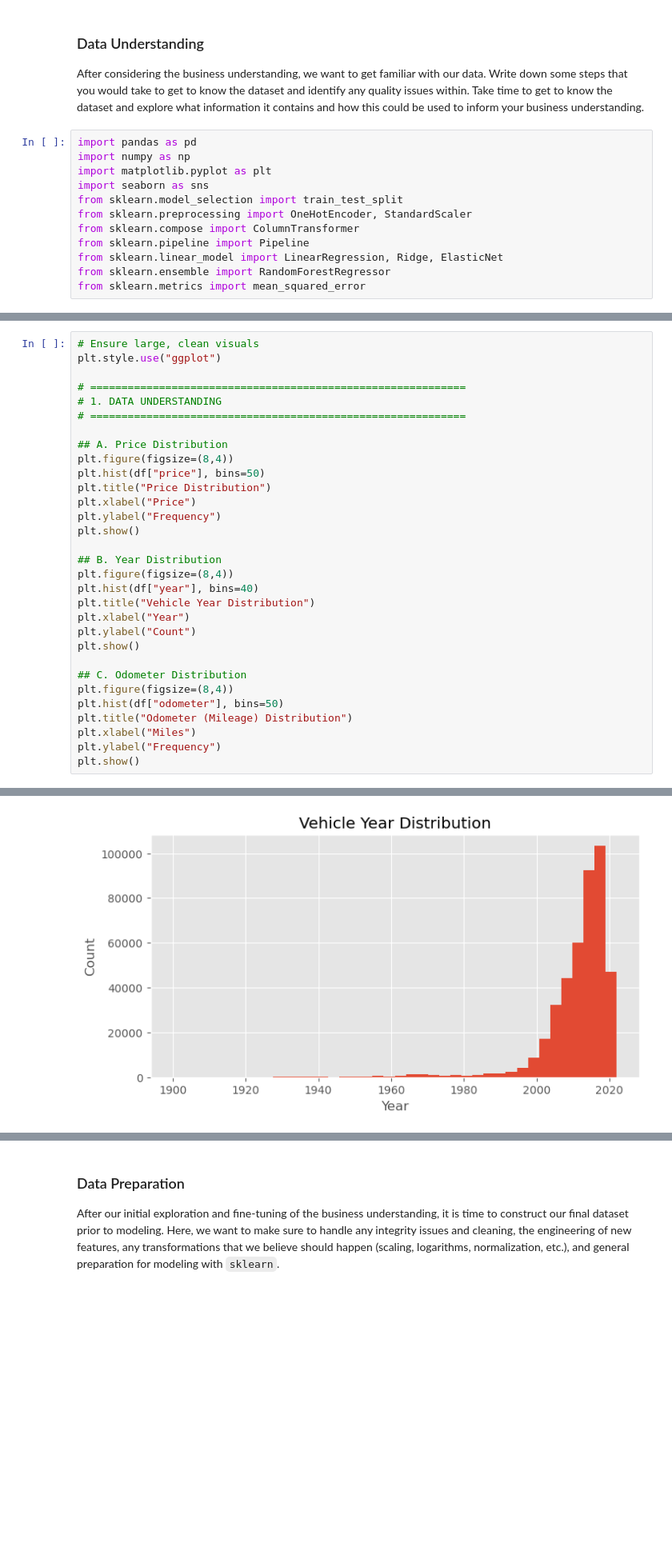
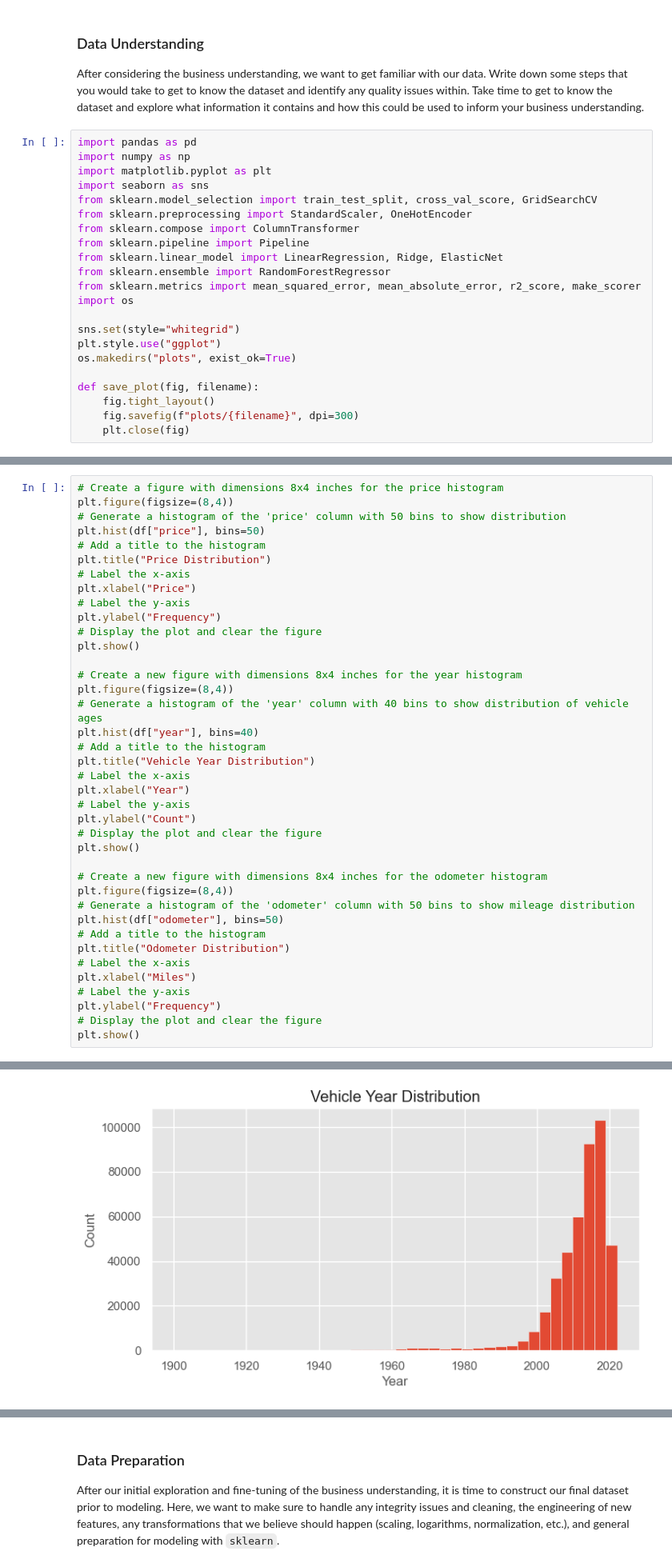
Before and after one commit to uvardan/Practical-Assignment-2, a Jupyter notebook: notebook.ipynb, the cells around one changed output, grey strips where cells are left out. Shown: that part at 80% size. Saved outputs shown, nothing was run; the diff lists cells and outputs as text; blank space fills up the shorter version.

```diff
--- a/notebook.ipynb
+++ b/notebook.ipynb
@@ -37,11 +37,21 @@ import pandas as pd
 import numpy as np
 import matplotlib.pyplot as plt
 import seaborn as sns
-from sklearn.model_selection import train_test_split
-from sklearn.preprocessing import OneHotEncoder, StandardScaler
+from sklearn.model_selection import train_test_split, cross_val_score, GridSearchCV
+from sklearn.preprocessing import StandardScaler, OneHotEncoder
 from sklearn.compose import ColumnTransformer
 from sklearn.pipeline import Pipeline
 from sklearn.linear_model import LinearRegression, Ridge, ElasticNet
 from sklearn.ensemble import RandomForestRegressor
-from sklearn.metrics import mean_squared_error
+from sklearn.metrics import mean_squared_error, mean_absolute_error, r2_score, make_scorer
+import os
+
+sns.set(style="whitegrid")
+plt.style.use("ggplot")
+os.makedirs("plots", exist_ok=True)
+
+def save_plot(fig, filename):
+    fig.tight_layout()
+    fig.savefig(f"plots/{filename}", dpi=300)
+    plt.close(fig)
 # %%
@@ -101,34 +102,42 @@ paint_color     30.501078
 state            0.000000
 dtype: float64
 # %%
-# Ensure large, clean visuals
-plt.style.use("ggplot")
-
-# ============================================================
-# 1. DATA UNDERSTANDING
-# ============================================================
-
-## A. Price Distribution
+# Create a figure with dimensions 8x4 inches for the price histogram
 plt.figure(figsize=(8,4))
+# Generate a histogram of the 'price' column with 50 bins to show distribution
 plt.hist(df["price"], bins=50)
+# Add a title to the histogram
 plt.title("Price Distribution")
+# Label the x-axis
 plt.xlabel("Price")
+# Label the y-axis
 plt.ylabel("Frequency")
+# Display the plot and clear the figure
 plt.show()
 
-## B. Year Distribution
+# Create a new figure with dimensions 8x4 inches for the year histogram
 plt.figure(figsize=(8,4))
+# Generate a histogram of the 'year' column with 40 bins to show distribution of vehicle ages
 plt.hist(df["year"], bins=40)
+# Add a title to the histogram
 plt.title("Vehicle Year Distribution")
+# Label the x-axis
 plt.xlabel("Year")
+# Label the y-axis
 plt.ylabel("Count")
+# Display the plot and clear the figure
 plt.show()
 
-## C. Odometer Distribution
+# Create a new figure with dimensions 8x4 inches for the odometer histogram
 plt.figure(figsize=(8,4))
+# Generate a histogram of the 'odometer' column with 50 bins to show mileage distribution
 plt.hist(df["odometer"], bins=50)
-plt.title("Odometer (Mileage) Distribution")
+# Add a title to the histogram
+plt.title("Odometer Distribution")
+# Label the x-axis
 plt.xlabel("Miles")
+# Label the y-axis
 plt.ylabel("Frequency")
+# Display the plot and clear the figure
 plt.show()
 # %% [output]
@@ -136 +145 @@ plt.show()
-[figure, old version]
+[figure, new version]
```
Also changed, not shown: parts of 12 cells of this notebook.
